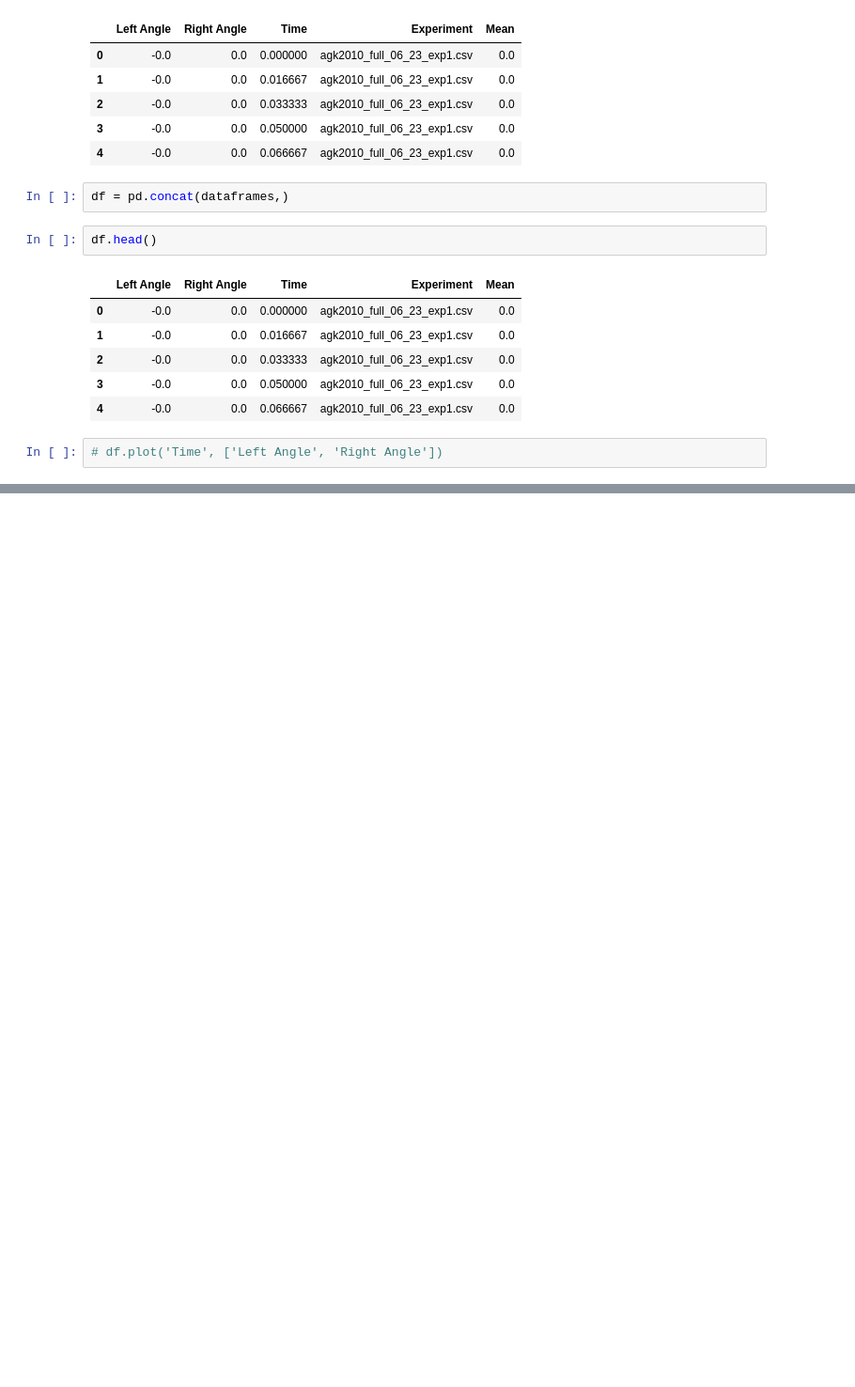
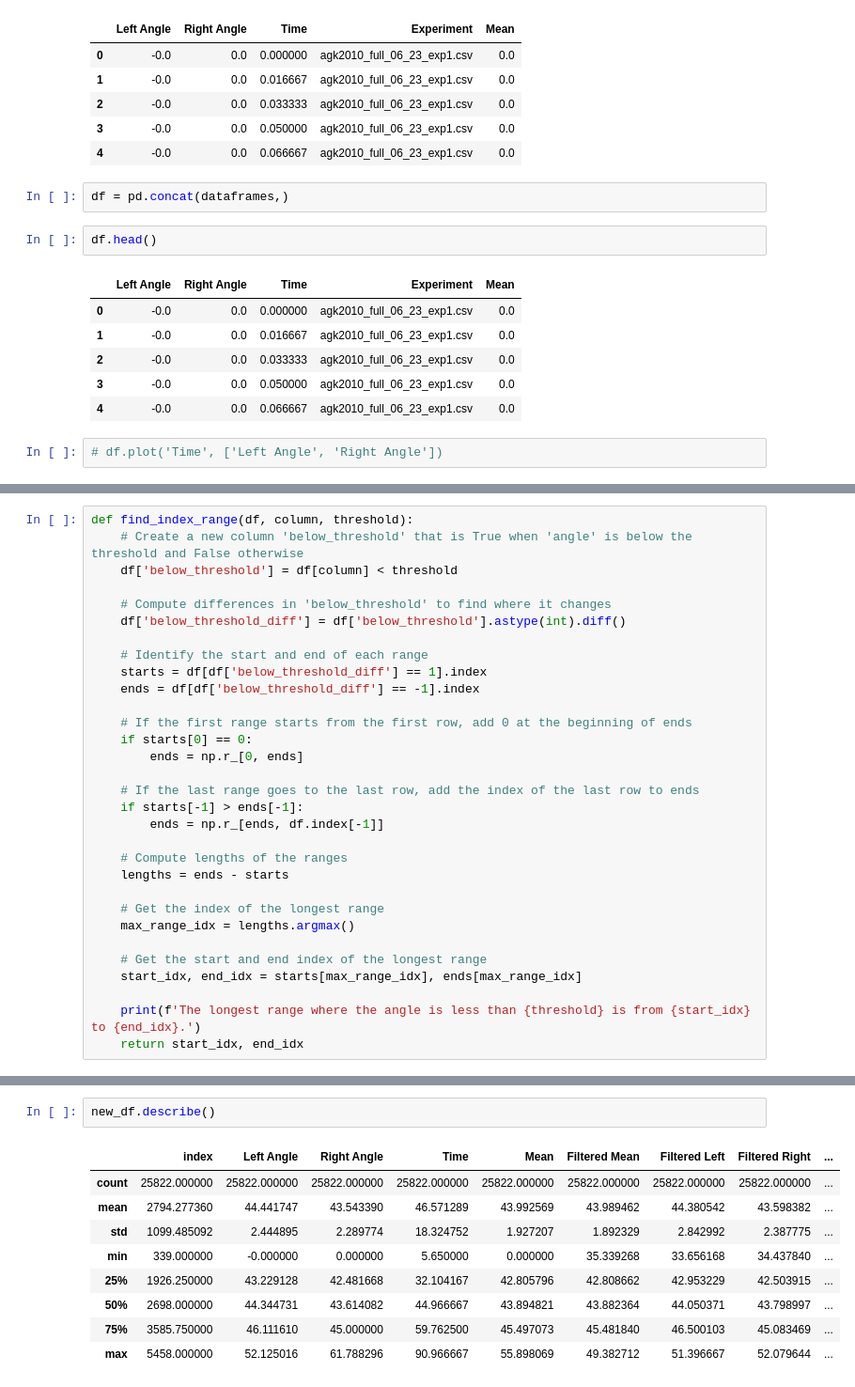
Before and after one commit to adamkolusz/slope-finder, a Jupyter notebook: src/csv_analyzer.ipynb, the cells around one changed output, grey strips where cells are left out. Shown: that part at 94% size. Cells and saved outputs as stored; diff of their text form; blank space fills up the shorter version.

```diff
--- a/src/csv_analyzer.ipynb
+++ b/src/csv_analyzer.ipynb
@@ -154,0 +107,31 @@ plt.show()
+# %%
+def find_index_range(df, column, threshold):
+    # Create a new column 'below_threshold' that is True when 'angle' is below the threshold and False otherwise
+    df['below_threshold'] = df[column] < threshold
+
+    # Compute differences in 'below_threshold' to find where it changes
+    df['below_threshold_diff'] = df['below_threshold'].astype(int).diff()
+
+    # Identify the start and end of each range
+    starts = df[df['below_threshold_diff'] == 1].index
+    ends = df[df['below_threshold_diff'] == -1].index
+
+    # If the first range starts from the first row, add 0 at the beginning of ends
+    if starts[0] == 0:
+        ends = np.r_[0, ends]
+
+    # If the last range goes to the last row, add the index of the last row to ends
+    if starts[-1] > ends[-1]:
+        ends = np.r_[ends, df.index[-1]]
+
+    # Compute lengths of the ranges
+    lengths = ends - starts
+
+    # Get the index of the longest range
+    max_range_idx = lengths.argmax()
+
+    # Get the start and end index of the longest range
+    start_idx, end_idx = starts[max_range_idx], ends[max_range_idx]
+
+    print(f'The longest range where the angle is less than {threshold} is from {start_idx} to {end_idx}.')
+    return start_idx, end_idx
@@ -155,3 +347,15 @@ plt.show()
+# %%
+new_df.describe()
+# %% [output]
+|  | index | Left Angle | Right Angle | Time | Mean | Filtered Mean | Filtered Left | Filtered Right | ... |
+| count | 25822.000000 | 25822.000000 | 25822.000000 | 25822.000000 | 25822.000000 | 25822.000000 | 25822.000000 | 25822.000000 | ... |
+| mean | 2794.277360 | 44.441747 | 43.543390 | 46.571289 | 43.992569 | 43.989462 | 44.380542 | 43.598382 | ... |
+| std | 1099.485092 | 2.444895 | 2.289774 | 18.324752 | 1.927207 | 1.892329 | 2.842992 | 2.387775 | ... |
+| min | 339.000000 | -0.000000 | 0.000000 | 5.650000 | 0.000000 | 35.339268 | 33.656168 | 34.437840 | ... |
+| 25% | 1926.250000 | 43.229128 | 42.481668 | 32.104167 | 42.805796 | 42.808662 | 42.953229 | 42.503915 | ... |
+| 50% | 2698.000000 | 44.344731 | 43.614082 | 44.966667 | 43.894821 | 43.882364 | 44.050371 | 43.798997 | ... |
+| 75% | 3585.750000 | 46.111610 | 45.000000 | 59.762500 | 45.497073 | 45.481840 | 46.500103 | 45.083469 | ... |
+| max | 5458.000000 | 52.125016 | 61.788296 | 90.966667 | 55.898069 | 49.382712 | 51.396667 | 52.079644 | ... |
 # %%
 
 # graphs = {}
```
Also changed, not shown: parts of 19 cells of this notebook.
